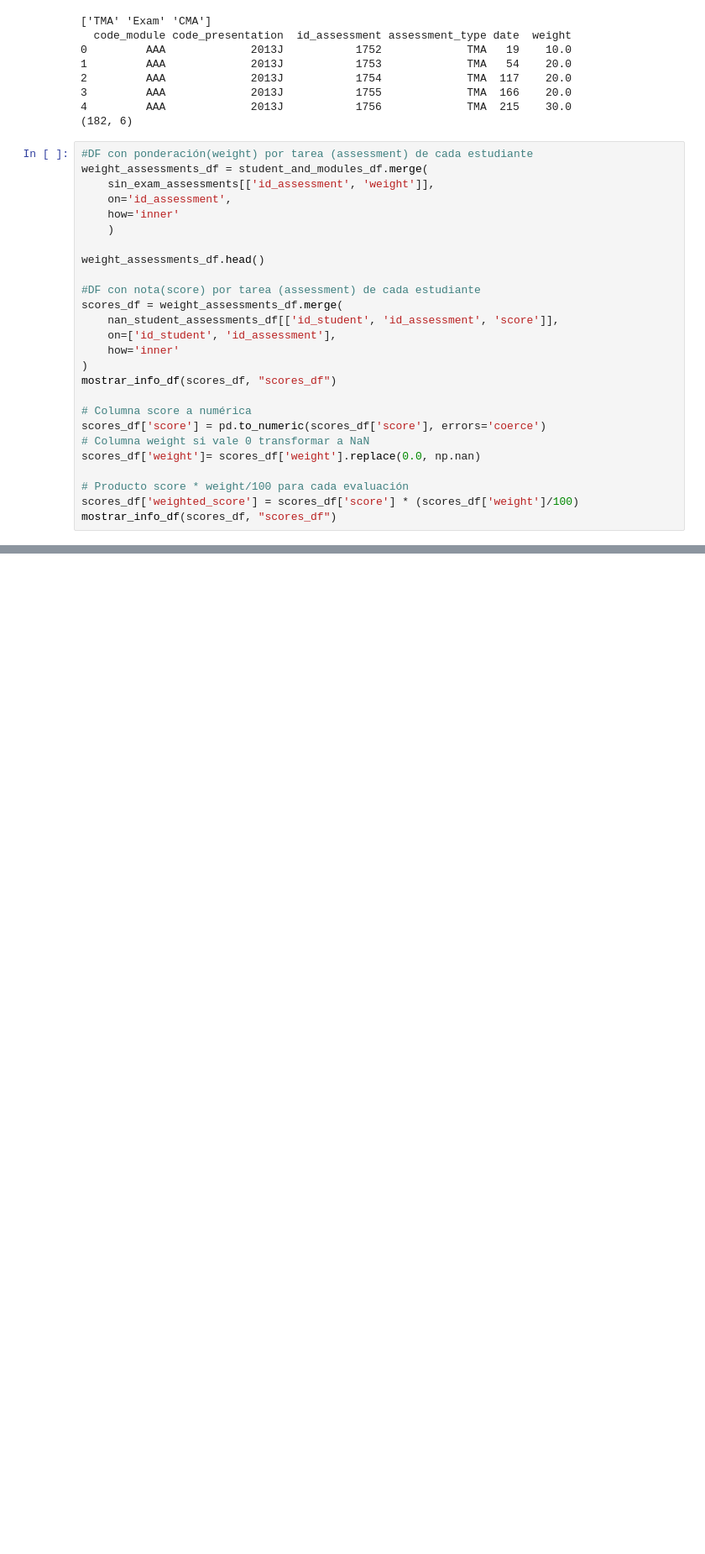
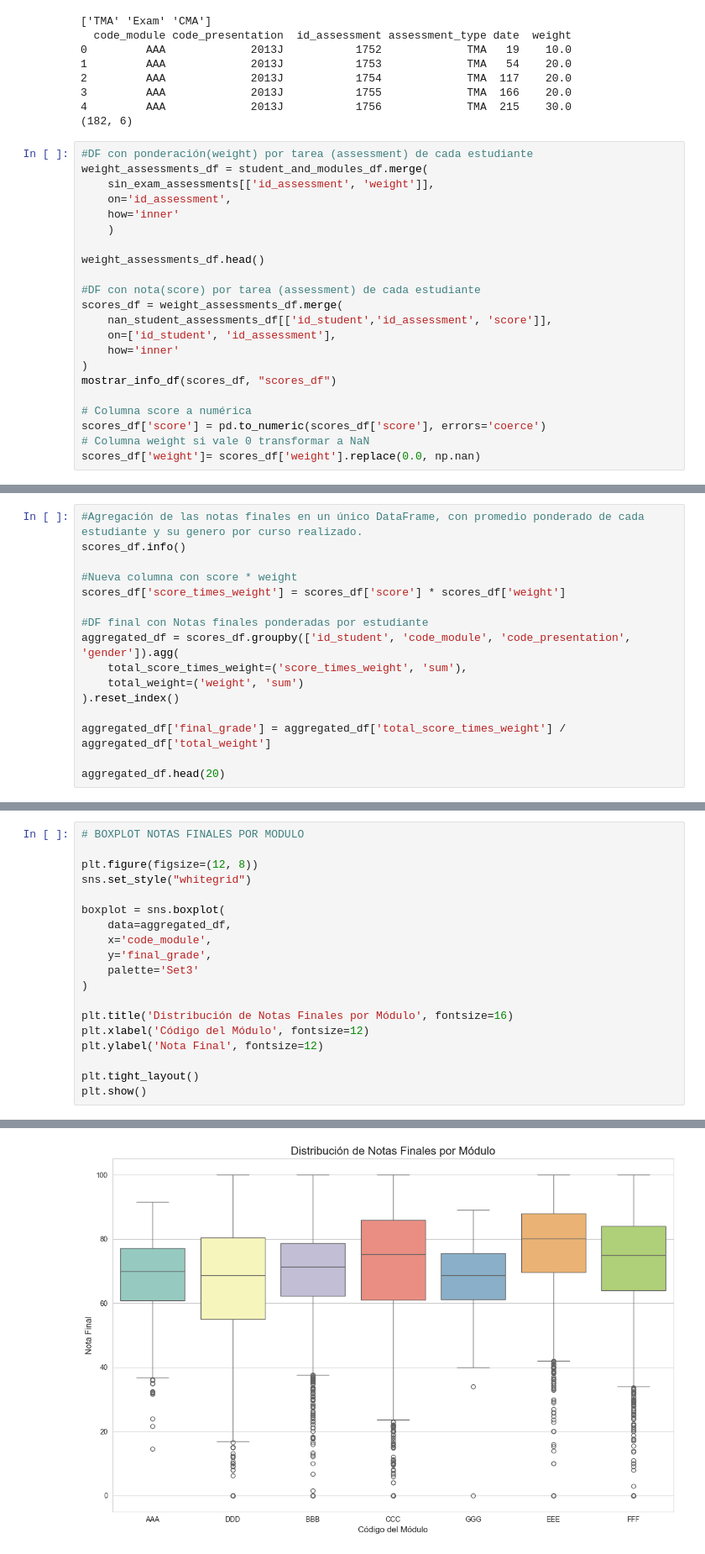
Before and after one commit to PameBlanca/FCD_UV_2025, a Jupyter notebook: Learning_analytics_project/notebooks/analisis_aprendizaje.ipynb, the cells around one changed output, grey strips where cells are left out. Shown at 84% size. Saved outputs shown, nothing was run; the diff lists cells and outputs as text; blank space fills up the shorter version.

Commit message:
Update analysis notebook with new data visualization techniques and enhanced documentation

```diff
--- a/Learning_analytics_project/notebooks/analisis_aprendizaje.ipynb
+++ b/Learning_analytics_project/notebooks/analisis_aprendizaje.ipynb
@@ -332,7 +339,7 @@ weight_assessments_df.head()
 
 #DF con nota(score) por tarea (assessment) de cada estudiante
 scores_df = weight_assessments_df.merge(
-    nan_student_assessments_df[['id_student', 'id_assessment', 'score']],
+    nan_student_assessments_df[['id_student','id_assessment', 'score']],
     on=['id_student', 'id_assessment'],
     how='inner'
 )
@@ -342,9 +349,5 @@ mostrar_info_df(scores_df, "scores_df")
 scores_df['score'] = pd.to_numeric(scores_df['score'], errors='coerce')
 # Columna weight si vale 0 transformar a NaN
 scores_df['weight']= scores_df['weight'].replace(0.0, np.nan)
-
-# Producto score * weight/100 para cada evaluación
-scores_df['weighted_score'] = scores_df['score'] * (scores_df['weight']/100)
-mostrar_info_df(scores_df, "scores_df")
 # %% [output]
 --- Información de scores_df ---
@@ -396,0 +370,16 @@ dict_keys([(6516, 'AAA', '2014J'), (8462, 'DDD', '2013J'), (8462, 'DDD', '2014J'
+# %%
+#Agregación de las notas finales en un único DataFrame, con promedio ponderado de cada estudiante y su genero por curso realizado.
+scores_df.info()
+
+#Nueva columna con score * weight
+scores_df['score_times_weight'] = scores_df['score'] * scores_df['weight']
+
+#DF final con Notas finales ponderadas por estudiante
+aggregated_df = scores_df.groupby(['id_student', 'code_module', 'code_presentation', 'gender']).agg(
+    total_score_times_weight=('score_times_weight', 'sum'),
+    total_weight=('weight', 'sum')
+).reset_index()
+
+aggregated_df['final_grade'] = aggregated_df['total_score_times_weight'] / aggregated_df['total_weight']
+
+aggregated_df.head(20)
@@ -396,0 +432,20 @@ dict_keys([(6516, 'AAA', '2014J'), (8462, 'DDD', '2013J'), (8462, 'DDD', '2014J'
+# %%
+# BOXPLOT NOTAS FINALES POR MODULO
+
+plt.figure(figsize=(12, 8))
+sns.set_style("whitegrid")
+
+boxplot = sns.boxplot(
+    data=aggregated_df,
+    x='code_module',
+    y='final_grade',
+    palette='Set3'
+)
+
+plt.title('Distribución de Notas Finales por Módulo', fontsize=16)
+plt.xlabel('Código del Módulo', fontsize=12)
+plt.ylabel('Nota Final', fontsize=12)
+
+plt.tight_layout()
+plt.show()
+# %% [output]
@@ -396,0 +455 @@ dict_keys([(6516, 'AAA', '2014J'), (8462, 'DDD', '2013J'), (8462, 'DDD', '2014J'
+[figure, added]
```
Also changed, not shown: parts of 9 cells of this notebook.
